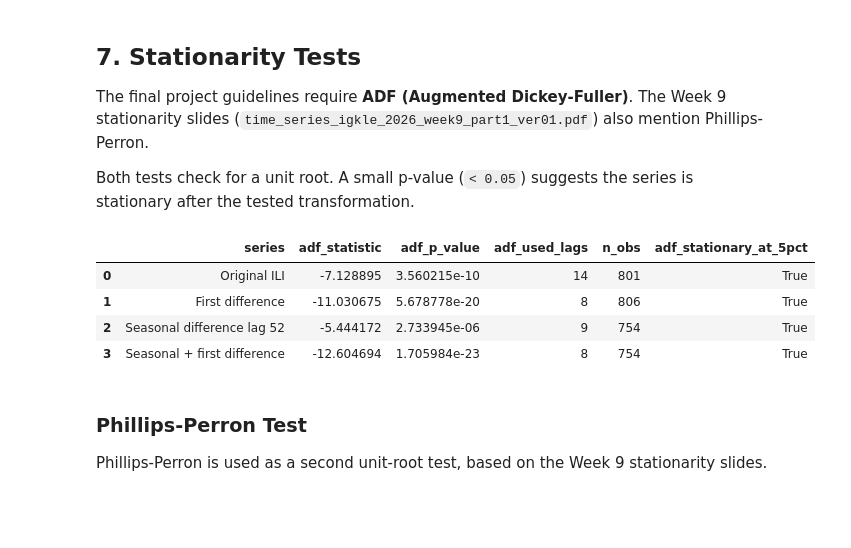
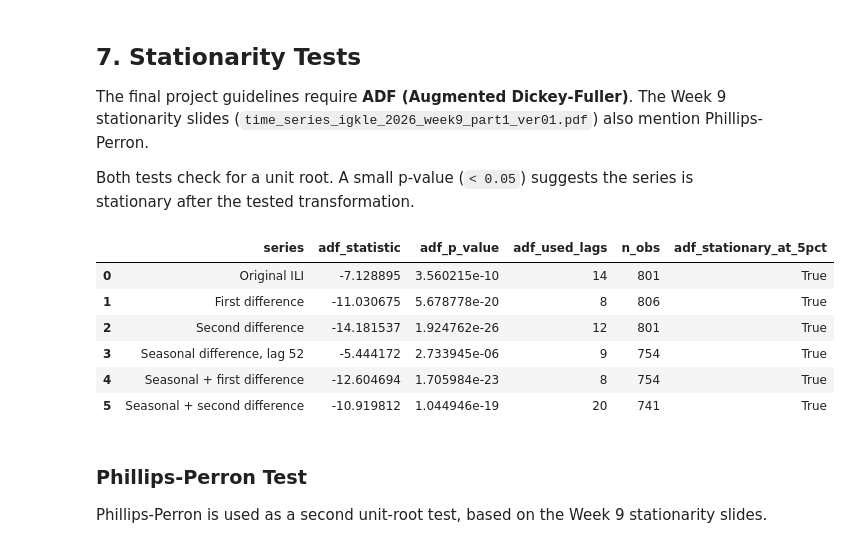
Before and after one commit to daniellaili/TimeSeriesProject, a Jupyter notebook: TimeSeries_ILI_EDA.ipynb, the cells around one changed output. Cells and saved outputs as stored; diff of their text form; code cells hidden in the pictures; blank space fills up the shorter version.

```diff
--- a/TimeSeries_ILI_EDA.ipynb
+++ b/TimeSeries_ILI_EDA.ipynb
@@ -238,33 +238,44 @@ Both tests check for a unit root. A small p-value (`< 0.05`) suggests the series
 # %%
 def adf_summary(series, name):
     adf_result = adfuller(series.dropna(), autolag="AIC")
     return pd.Series({
         "series": name,
         "adf_statistic": adf_result[0],
         "adf_p_value": adf_result[1],
         "adf_used_lags": adf_result[2],
         "n_obs": adf_result[3],
         "adf_stationary_at_5pct": adf_result[1] < 0.05,
     })
 
 first_diff = y.diff()
+second_diff = y.diff().diff()
 seasonal_diff = y.diff(SEASONAL_PERIOD)
 seasonal_first_diff = y.diff(SEASONAL_PERIOD).diff()
+seasonal_second_diff = y.diff(SEASONAL_PERIOD).diff().diff()
+
+series_to_plot = [
+    (y, "Original ILI"),
+    (first_diff, "First difference"),
+    (second_diff, "Second difference"),
+    (seasonal_diff, "Seasonal difference, lag 52"),
+    (seasonal_first_diff, "Seasonal + first difference"),
+    (seasonal_second_diff, "Seasonal + second difference"),
+]
 
 adf_results = pd.DataFrame([
-    adf_summary(y, "Original ILI"),
-    adf_summary(first_diff, "First difference"),
-    adf_summary(seasonal_diff, "Seasonal difference lag 52"),
-    adf_summary(seasonal_first_diff, "Seasonal + first difference"),
+    adf_summary(series, name)
+    for series, name in series_to_plot
 ])
 
 adf_results
 # %% [output]
 |  | series | adf_statistic | adf_p_value | adf_used_lags | n_obs | adf_stationary_at_5pct |
 | 0 | Original ILI | -7.128895 | 3.560215e-10 | 14 | 801 | True |
 | 1 | First difference | -11.030675 | 5.678778e-20 | 8 | 806 | True |
-| 2 | Seasonal difference lag 52 | -5.444172 | 2.733945e-06 | 9 | 754 | True |
-| 3 | Seasonal + first difference | -12.604694 | 1.705984e-23 | 8 | 754 | True |
+| 2 | Second difference | -14.181537 | 1.924762e-26 | 12 | 801 | True |
+| 3 | Seasonal difference, lag 52 | -5.444172 | 2.733945e-06 | 9 | 754 | True |
+| 4 | Seasonal + first difference | -12.604694 | 1.705984e-23 | 8 | 754 | True |
+| 5 | Seasonal + second difference | -10.919812 | 1.044946e-19 | 20 | 741 | True |
 # %% [markdown]
 ### Phillips-Perron Test
 
```
Also changed, not shown: parts of 29 cells of this notebook, 3 other files.
